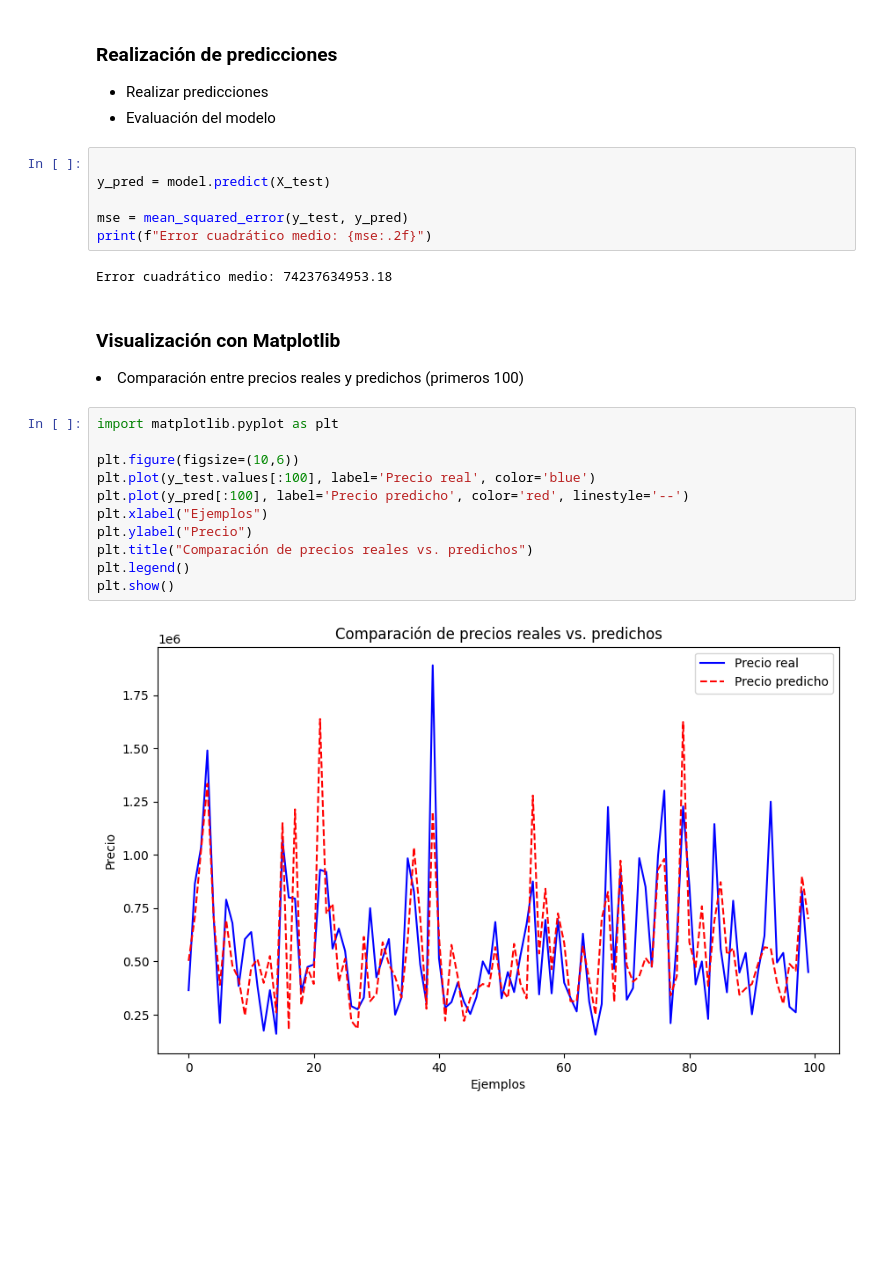
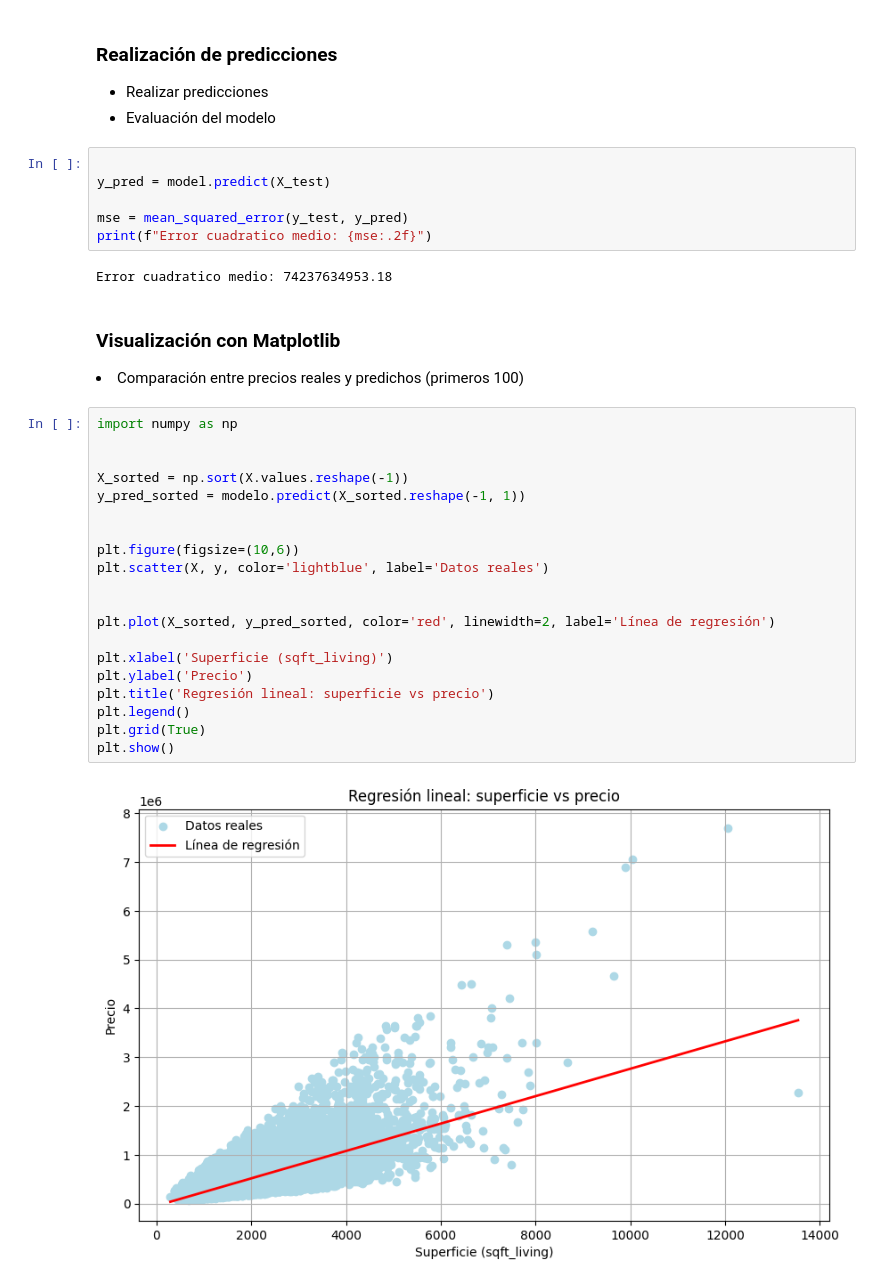
Before and after one commit to 13024RDO/modeloRegresionLineal, a Jupyter notebook: main.ipynb, the cells around one changed output. Saved outputs shown, nothing was run; the diff lists cells and outputs as text; blank space fills up the shorter version.

```diff
--- a/main.ipynb
+++ b/main.ipynb
@@ -46,23 +46,32 @@ LinearRegression()
 y_pred = model.predict(X_test)
 
 mse = mean_squared_error(y_test, y_pred)
-print(f"Error cuadrático medio: {mse:.2f}")
+print(f"Error cuadratico medio: {mse:.2f}")
 # %% [output]
-Error cuadrático medio: 74237634953.18
+Error cuadratico medio: 74237634953.18
 # %% [markdown]
 ### Visualización con Matplotlib
 
 <li>Comparación entre precios reales y predichos (primeros 100)</li>
 # %%
-import matplotlib.pyplot as plt
+import numpy as np
+
+
+X_sorted = np.sort(X.values.reshape(-1))
+y_pred_sorted = modelo.predict(X_sorted.reshape(-1, 1))
+
 
 plt.figure(figsize=(10,6))
-plt.plot(y_test.values[:100], label='Precio real', color='blue')
-plt.plot(y_pred[:100], label='Precio predicho', color='red', linestyle='--')
-plt.xlabel("Ejemplos")
-plt.ylabel("Precio")
-plt.title("Comparación de precios reales vs. predichos")
+plt.scatter(X, y, color='lightblue', label='Datos reales')
+
+
+plt.plot(X_sorted, y_pred_sorted, color='red', linewidth=2, label='Línea de regresión')
+
+plt.xlabel('Superficie (sqft_living)')
+plt.ylabel('Precio')
+plt.title('Regresión lineal: superficie vs precio')
 plt.legend()
+plt.grid(True)
 plt.show()
 # %% [output]
-[figure, old version]
+[figure, new version]
```
Also changed, not shown: parts of 1 cell of this notebook.
